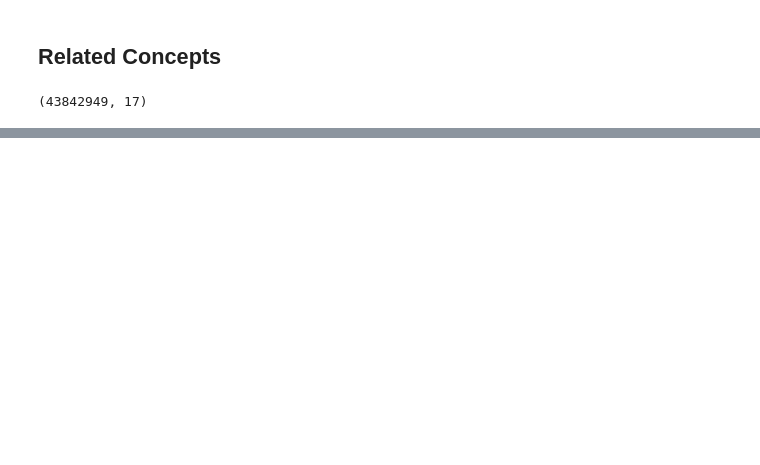
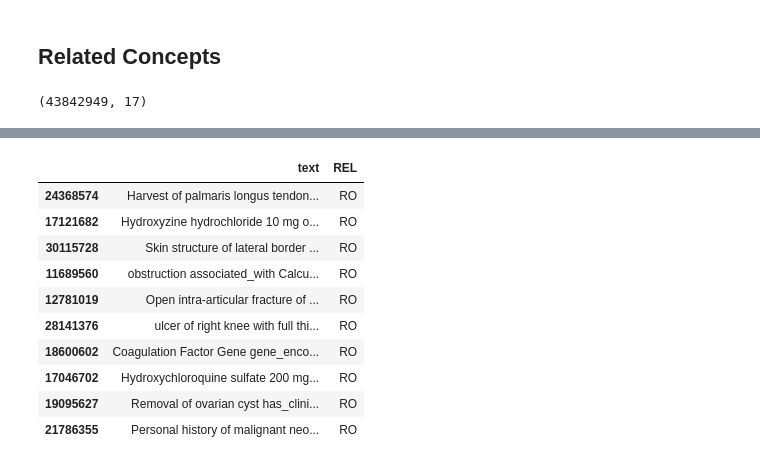
Before and after one commit to ignatius-ting/ITING_thesis23, a Jupyter notebook: exploration.ipynb, the cells around one changed output, grey strips where cells are left out. Saved outputs shown, nothing was run; the diff lists cells and outputs as text; code cells hidden in the pictures; blank space fills up the shorter version.

```diff
--- a/exploration.ipynb
+++ b/exploration.ipynb
@@ -914,5 +831,0 @@ desc_rel.shape
-# %%
-
-atom_desc = {}
-for x in range(df_pref.shape[0]):
-    atom_desc[df_pref.AUI[x]] = df_pref.STR[x]
@@ -1085,0 +1301,2 @@ We know MRHIER is 1:1, but what about the other relations?
+# %%
+zz  = df_rel[(df_rel.dest_cui.isin(concepts)) & (df_rel.source_cui.isin(concepts))]
@@ -1085,0 +1317,10 @@ We know MRHIER is 1:1, but what about the other relations?
+# %%
+zz = zz[(zz.source_cui.notnull()) & (zz.dest_cui.notnull()) ]
+zz = zz[zz.RELA.notnull()]
+zz['source_text'] = zz.source_cui.apply(lambda x: desc_dict[x])
+zz['dest_text'] = zz.dest_cui.apply(lambda x: desc_dict[x])
+
+zz['text'] = zz.apply(lambda x: ' '.join([x['source_text'],
+                                          x['RELA'],
+                                          x['dest_text']]),
+                                          axis = 1)
@@ -1085,0 +1340,14 @@ We know MRHIER is 1:1, but what about the other relations?
+# %%
+zz[zz.REL == 'RO'][['text','REL']].sample(10)
+# %% [output]
+|  | text | REL |
+| 24368574 | Harvest of palmaris longus tendon... | RO |
+| 17121682 | Hydroxyzine hydrochloride 10 mg o... | RO |
+| 30115728 | Skin structure of lateral border ... | RO |
+| 11689560 | obstruction associated_with Calcu... | RO |
+| 12781019 | Open intra-articular fracture of ... | RO |
+| 28141376 | ulcer of right knee with full thi... | RO |
+| 18600602 | Coagulation Factor Gene gene_enco... | RO |
+| 17046702 | Hydroxychloroquine sulfate 200 mg... | RO |
+| 19095627 | Removal of ovarian cyst has_clini... | RO |
+| 21786355 | Personal history of malignant neo... | RO |
```
Also changed, not shown: parts of 100 cells of this notebook.
